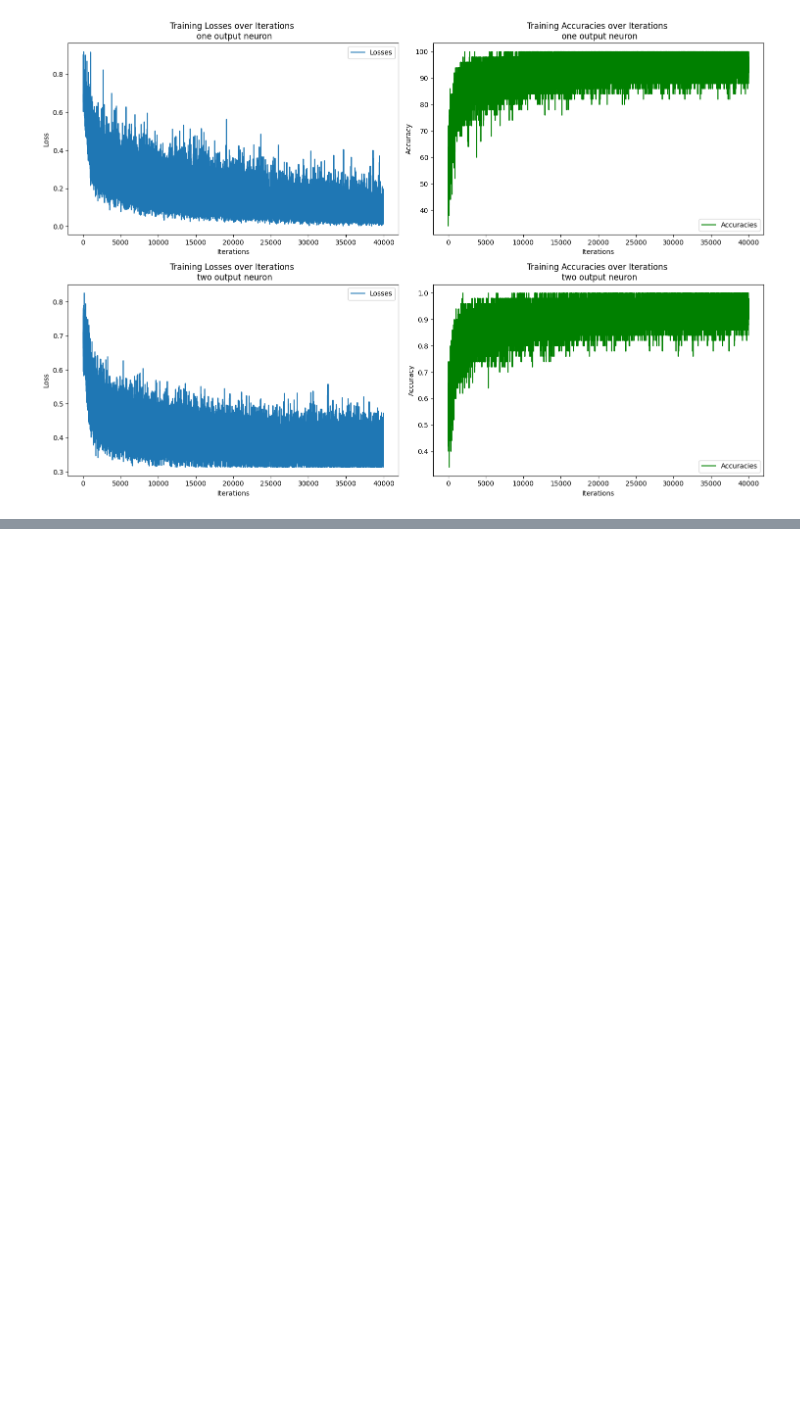
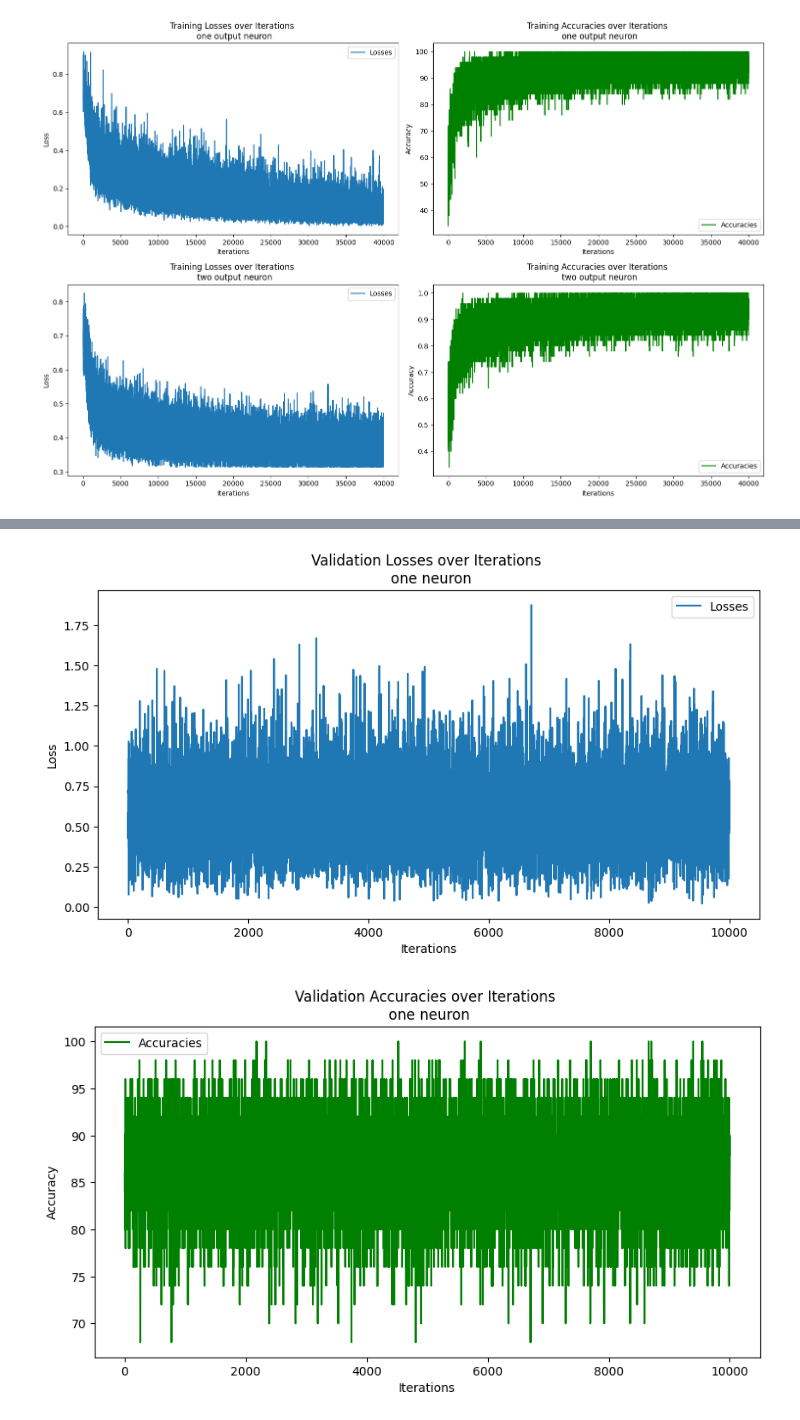
Before and after one commit to khood5/MLAudio, a Jupyter notebook: Figs.ipynb, the cells around one changed output, grey strips where cells are left out. Saved outputs shown, nothing was run; the diff lists cells and outputs as text; code cells hidden in the pictures; blank space fills up the shorter version.

```diff
--- a/Figs.ipynb
+++ b/Figs.ipynb
@@ -116,0 +168,19 @@ plt.show()
+# %%
+df = pd.read_csv('/data/khood/GitHub/MLAudio/run2/valid_one_neuron.csv')
+plt.figure(figsize=(10, 5))
+plt.plot(df['losses'], label='Losses')
+plt.title('Validation Losses over Iterations \n one neuron')
+plt.xlabel('Iterations')
+plt.ylabel('Loss')
+plt.legend()
+plt.show()
+plt.figure(figsize=(10, 5))
+plt.plot(df['accuracies'], label='Accuracies', color='green')
+plt.title('Validation Accuracies over Iterations \n one neuron')
+plt.xlabel('Iterations')
+plt.ylabel('Accuracy')
+plt.legend()
+plt.show()
+# %% [output]
+[figure, added]
+[figure, added]
```
Also changed, not shown: parts of 5 cells of this notebook, 7 other files.
